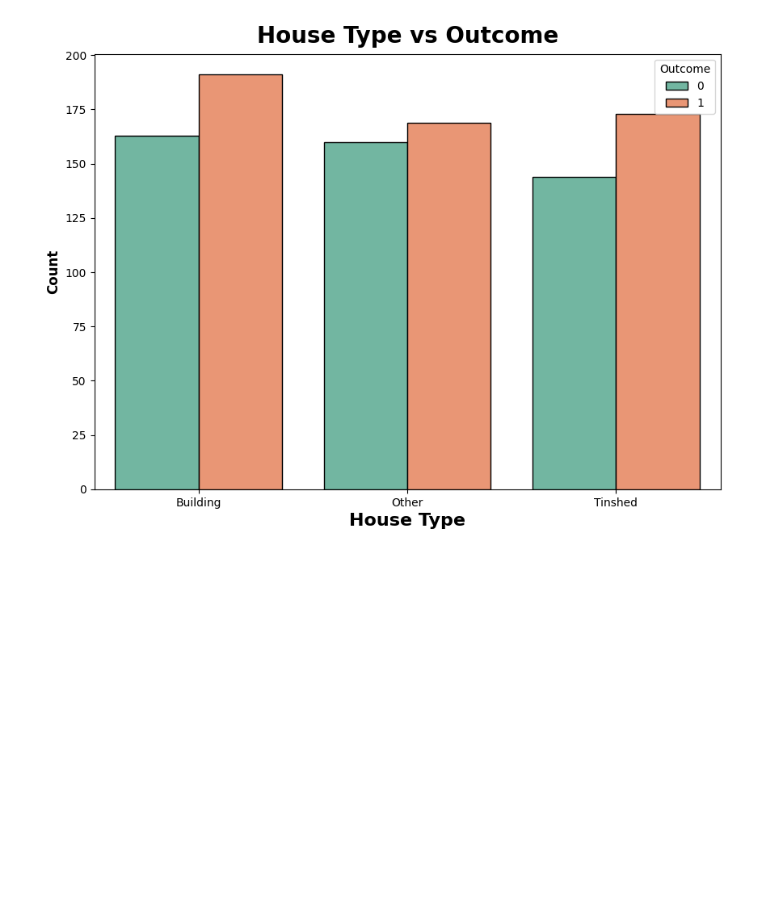
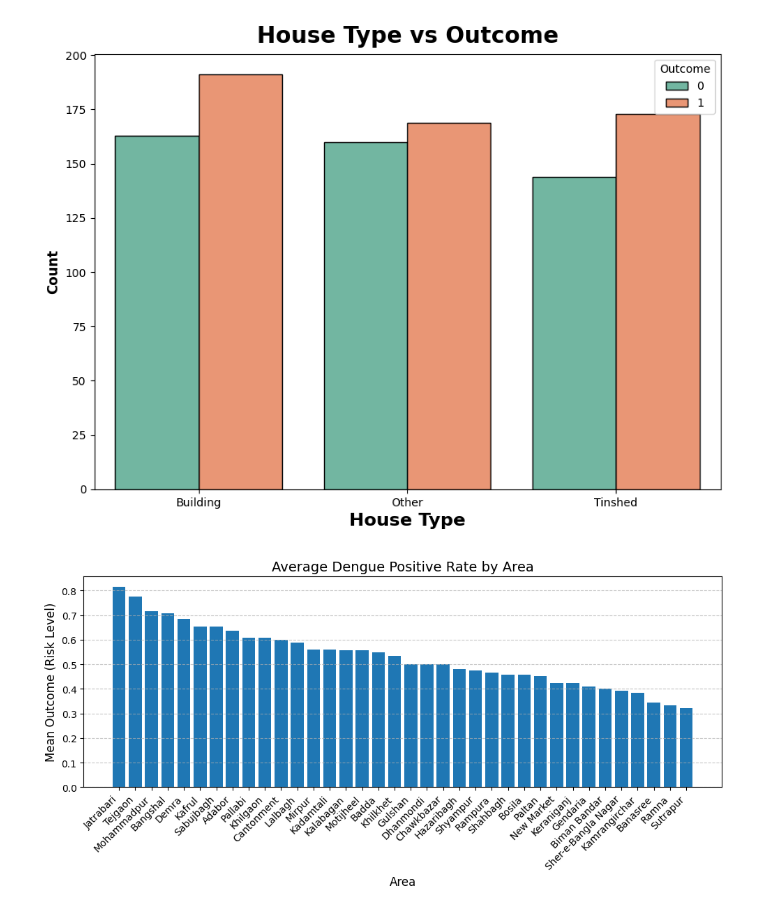
Before and after one commit to Sakib0/end-to-end-ml-dengue-patient-classification, a Jupyter notebook: notebooks/eda_classifier.ipynb, the cells around one changed output. Cells and saved outputs as stored; diff of their text form; code cells hidden in the pictures; blank space fills up the shorter version.

```diff
--- a/notebooks/eda_classifier.ipynb
+++ b/notebooks/eda_classifier.ipynb
@@ -260,3 +260,21 @@ plt.legend(title="Outcome", fancybox=True)
 plt.show()
 # %% [output]
 [figure]
+# %%
+
+
+# Step 1: Compute mean dengue risk per area
+area_risk = data.groupby('Area')['Outcome'].mean().sort_values(ascending=False)
+
+# Step 2: Plot
+plt.figure(figsize=(10, 5))
+plt.bar(area_risk.index, area_risk.values)
+plt.title('Average Dengue Positive Rate by Area', fontsize=14)
+plt.xlabel('Area', fontsize=12)
+plt.ylabel('Mean Outcome (Risk Level)', fontsize=12)
+plt.xticks(rotation=45, ha='right')
+plt.grid(axis='y', linestyle='--', alpha=0.7)
+plt.tight_layout()
+plt.show()
+# %% [output]
+[figure, added]
```
Also changed, not shown: 7 other files.
